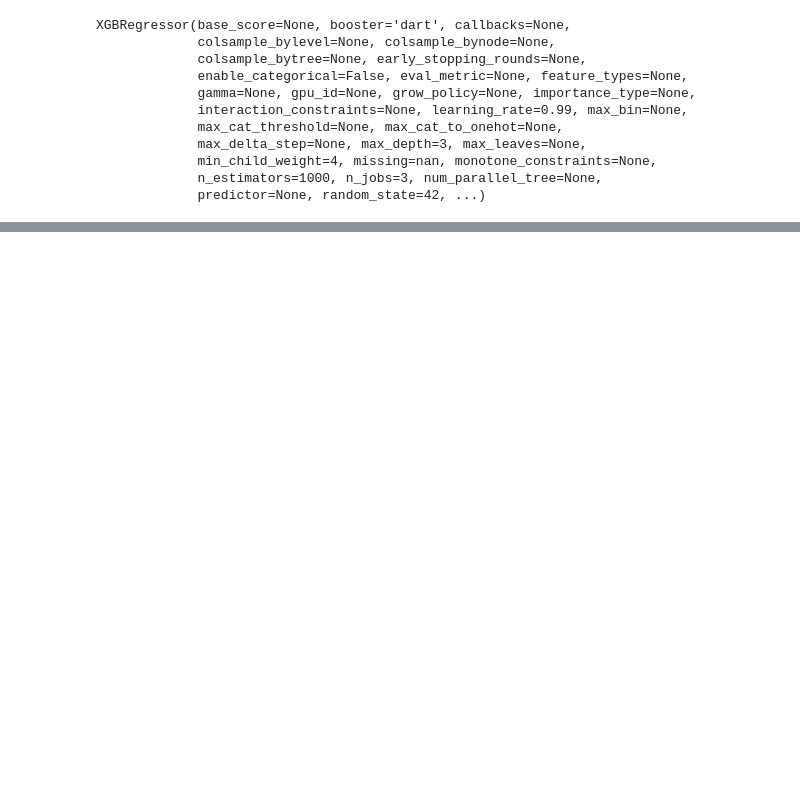
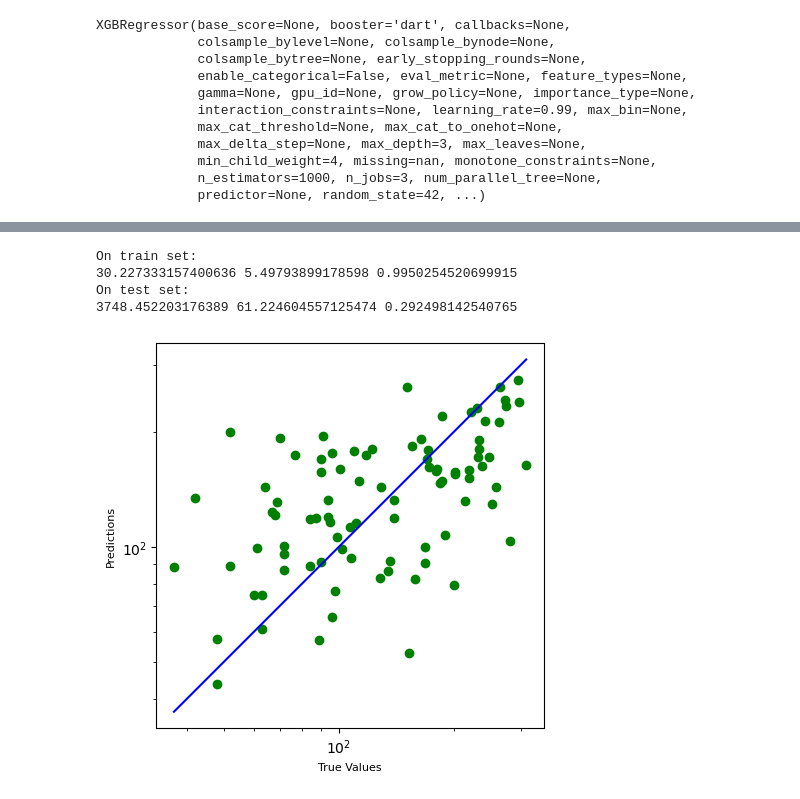
Before and after one commit to nicogkz/DS_Demo, a Jupyter notebook: 1_SimpleML/1_Regression/regression.ipynb, the cells around one changed output, grey strips where cells are left out. Drawn from its saved outputs; the diff is of its cells as text; code cells hidden in the pictures; blank space fills up the shorter version.

```diff
--- a/1_SimpleML/1_Regression/regression.ipynb
+++ b/1_SimpleML/1_Regression/regression.ipynb
@@ -8,7 +8,7 @@ import xgboost as xgb
 import matplotlib.pyplot as plt
 import seaborn as sns
 
-rescale_=False
+rescale_=True
 # %%
 dataset = datasets.load_diabetes()
 
@@ -54,0 +55,24 @@ print(mse,RMSE)
+# %%
+xgb_grid = xgb.XGBRegressor(objective= 'reg:linear')
+params = {
+    'n_estimators': [400, 700, 1000],
+    'colsample_bytree': [0.7, 0.8],
+    'max_depth': [15,20,25],
+    'reg_alpha': [1.1, 1.2, 1.3],
+    'reg_lambda': [1.1, 1.2, 1.3],
+    'subsample': [0.7, 0.8, 0.9]}
+
+fit_params={"early_stopping_rounds":10,
+            "eval_metric" : "rmse",
+            "eval_set" : [[X_test, y_test]]}
+
+
+grid_search = GridSearchCV(
+    estimator=xgb_grid,
+    param_grid=params,
+    scoring = 'neg_mean_squared_error',
+    n_jobs = -1,
+    cv = KFold(n_splits=3,shuffle=True, random_state=42),
+    verbose=1)
+
+xgb_grid_model = grid_search.fit(X_train, y_train, **fit_params)
@@ -54,0 +305,35 @@ print(mse,RMSE)
+# %%
+y_pred_train = xgb_grid_model.best_estimator_.predict(X_train)
+y_pred = xgb_grid_model.best_estimator_.predict(X_test)
+# %%
+print ('On train set:')
+mse=metrix.mean_squared_error(y_train, y_pred_train)
+RMSE = metrix.mean_squared_error(y_train, y_pred_train, squared=False)
+r2_ = metrix.r2_score(y_train, y_pred_train)
+print(mse,RMSE,r2_)
+
+print ('On test set:')
+mse=metrix.mean_squared_error(y_test, y_pred)
+RMSE = metrix.mean_squared_error(y_test, y_pred, squared=False)
+r2_ = metrix.r2_score(y_test, y_pred)
+print(mse,RMSE,r2_)
+# %% [output]
+On train set:
+30.227333157400636 5.49793899178598 0.9950254520699915
+On test set:
+3748.452203176389 61.224604557125474 0.292498142540765
+# %%
+plt.figure(figsize=(5,5))
+plt.scatter(y_test, y_pred, c='green')
+plt.yscale('log')
+plt.xscale('log')
+
+p1 = max(max(y_pred), max(y_test))
+p2 = min(min(y_pred), min(y_test))
+plt.plot([p1, p2], [p1, p2], 'b-')
+plt.xlabel('True Values', fontsize=8)
+plt.ylabel('Predictions', fontsize=8)
+plt.axis('equal')
+plt.show()
+# %% [output]
+[figure, added]
```
Also changed, not shown: parts of 5 cells of this notebook.
